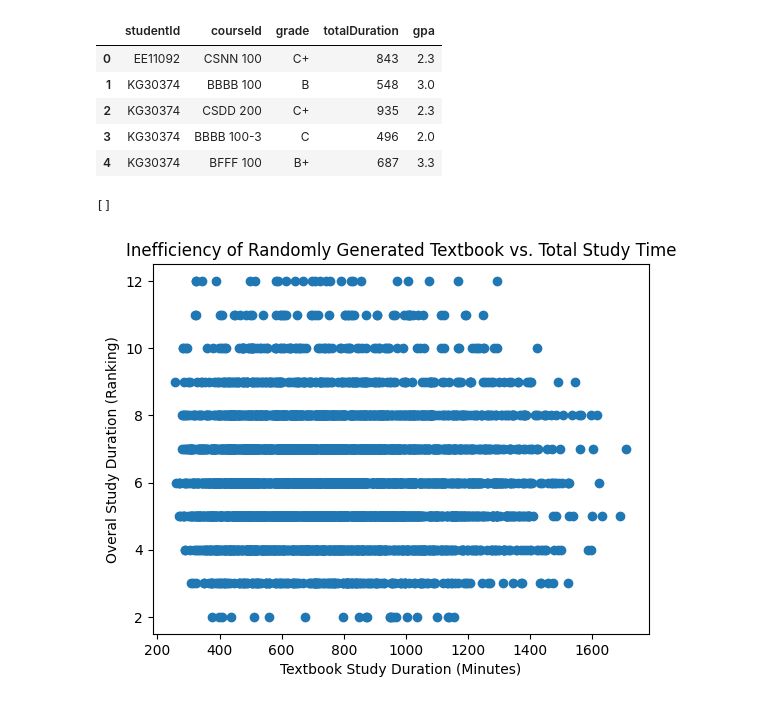
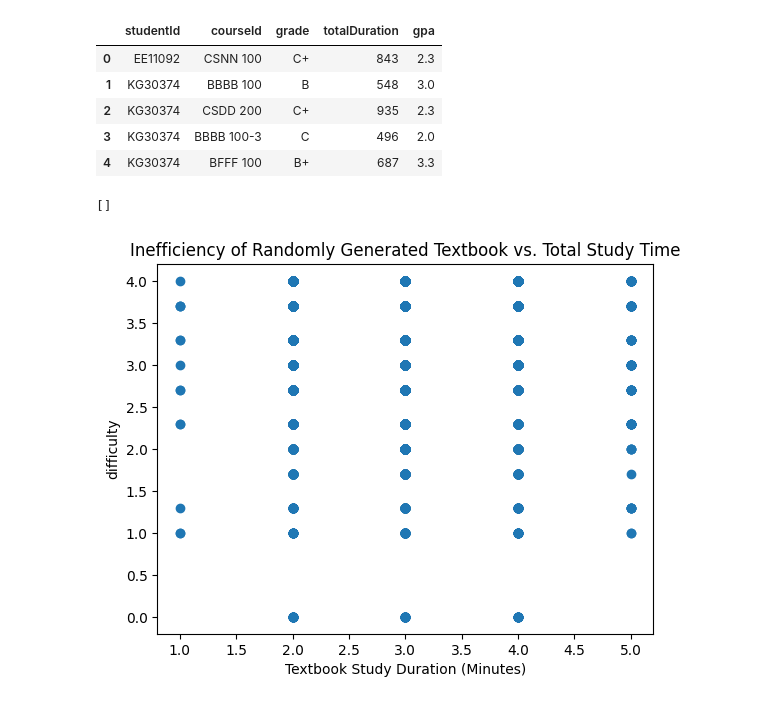
Before and after one commit to ncorcoran771/KnowYourUni_, a Jupyter notebook: backend/init_models.ipynb, the cells around one changed output. Drawn from its saved outputs; the diff is of its cells as text; code cells hidden in the pictures.

```diff
--- a/backend/init_models.ipynb
+++ b/backend/init_models.ipynb
@@ -101,11 +101,11 @@ out.head()
 # %%
 import matplotlib.pyplot as plt
 
-plt.scatter(out['totalDuration'],out['timeSpent'])
+plt.scatter(out['difficulty'],out['gpa'])
 plt.xlabel('Textbook Study Duration (Minutes)')
-plt.ylabel('Overal Study Duration (Ranking)')
+plt.ylabel('difficulty')
 plt.title('Inefficiency of Randomly Generated Textbook vs. Total Study Time')
 plt.plot()
 # %% [output]
 []
-[figure, old version]
+[figure, new version]
```
Also changed, not shown: 3 other files.
